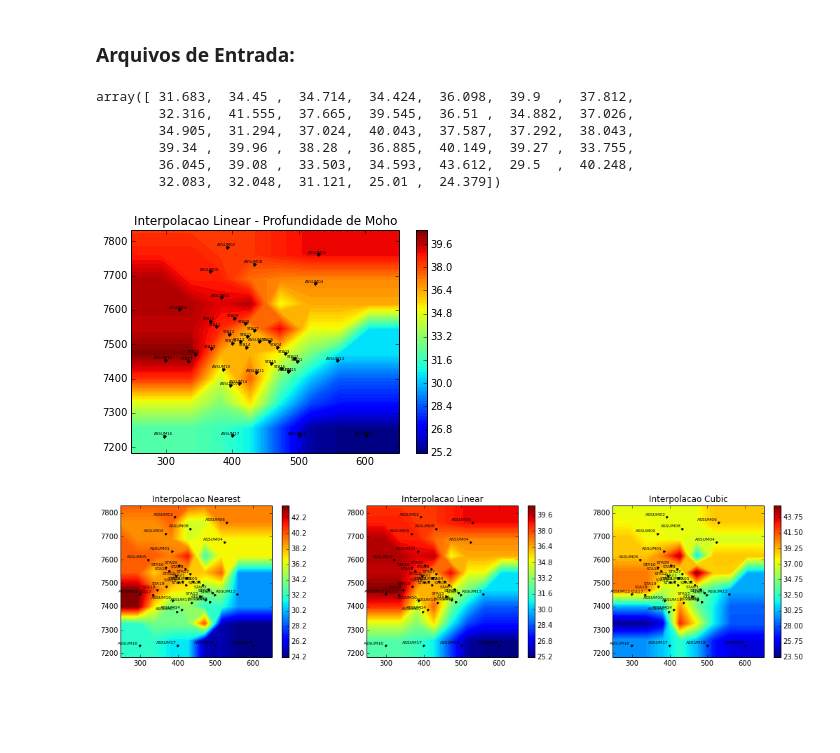
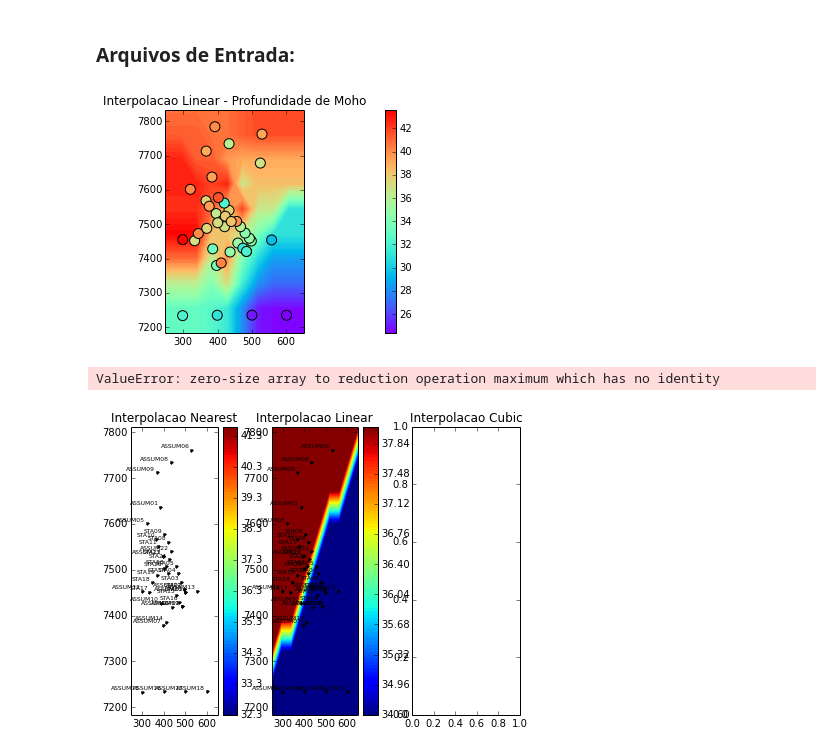
Before and after one commit to dIOGOLOC/projeto_mestrado, a Jupyter notebook: Interpolacao_FR.ipynb, the cells around one changed output. Saved outputs shown, nothing was run; the diff lists cells and outputs as text; code cells hidden in the pictures; blank space fills up the shorter version.

```diff
--- a/Interpolacao_FR.ipynb
+++ b/Interpolacao_FR.ipynb
@@ -21,10 +21,10 @@ import pandas as pd
 # %% [markdown]
 <h3>Arquivos de Entrada:</h3>
 # %%
-dados_estacoes = np.genfromtxt('/home/diogo/projeto_mestrado/dados_das_estações.csv',delimiter = ',',skip_header = 1,
+dados_estacoes = np.genfromtxt('/home/diogo/Copy/Material Mestrado ON/Projeto - Sismologia/dados_das_estações.csv',delimiter = ',',skip_header = 1,
                                usecols=(1,2,3,4,5,6,7,8))
 
-labels = np.genfromtxt('/home/diogo/projeto_mestrado/dados_das_estações.csv',delimiter = ',',dtype = "|S7",
+labels = np.genfromtxt('/home/diogo/Copy/Material Mestrado ON/Projeto - Sismologia/dados_das_estações.csv',delimiter = ',',dtype = "|S7",
                        usecols = 0,skip_header = 1)
 
 lat_x = np.delete(dados_estacoes[:,0],[6,22,23,24])
@@ -37,13 +37,6 @@ vp_vs = np.delete(dados_estacoes[:,5],[6,22,23,24])
 delta_vp_vs = np.delete(dados_estacoes[:,6],[6,22,23,24])
 numero_FR = np.delete(dados_estacoes[:,7],[6,22,23,24])
 prof_nm = prof-alt/1000
-# %% [output]
-array([ 31.683,  34.45 ,  34.714,  34.424,  36.098,  39.9  ,  37.812,
-        32.316,  41.555,  37.665,  39.545,  36.51 ,  34.882,  37.026,
-        34.905,  31.294,  37.024,  40.043,  37.587,  37.292,  38.043,
-        39.34 ,  39.96 ,  38.28 ,  36.885,  40.149,  39.27 ,  33.755,
-        36.045,  39.08 ,  33.503,  34.593,  43.612,  29.5  ,  40.248,
-        32.083,  32.048,  31.121,  25.01 ,  24.379])
 # %%
 UTM = np.array([utm.from_latlon(i[0],i[1]) for i in zip(lat_x,long_y)])
 UTM_E = np.array([int(float(UTM[i][0])) for i in xrange(len(UTM))])
@@ -54,18 +47,20 @@ shapexy = (10,10)
 # %%
 mpl.title("Interpolacao Linear - Profundidade de Moho")
 x, y, z = gridder.interp(UTM_E, UTM_N, prof_nm, shapexy, algorithm = 'linear', area = areaxy, extrapolate = True)
-mpl.contourf(x, y, z, shapexy, 100, interp = False, extrapolate = False)
-mpl.plot(UTM_E, UTM_N, '.k')
-for label, X, Y in zip(labels, UTM_E, UTM_N):
-    mpl.annotate(label,xy=(X,Y), xytext=(-1, 1), ha='center',
-                textcoords='offset points',fontsize = 4)
+mpl.contourf(x, y, z, shapexy, 100, interp = False, extrapolate = False,cmap='rainbow')
+#mpl.plot(UTM_E, UTM_N, '.k')
+mpl.scatter(UTM_E,UTM_N,s=100,c=prof_nm,vmin=min(prof_nm), vmax=max(prof_nm),cmap='rainbow')
+#for label, X, Y in zip(labels, UTM_E, UTM_N):
+#    mpl.annotate(label,xy=(X,Y), xytext=(-1, 1), ha='center',
+#                textcoords='offset points',fontsize = 5)
 mpl.colorbar()
+mpl.axis('scaled')
 mpl.set_area(areaxy)
 mpl.m2km()
-mpl.savefig('Interpolacao Linear  - Profundidade de Moho.png',dpi=500)
+mpl.savefig('Interpolacao Linear  - Profundidade de Moho - Pontos.png',dpi=500)
 mpl.show()
 # %% [output]
-[figure, old version]
+[figure, new version]
 # %%
 plt.subplots_adjust(top=1,left=0,bottom=0,wspace=0.3)
 plt.subplot(131)
@@ -105,4 +100,5 @@ mpl.gcf().set_size_inches(15,3)
 mpl.savefig('Interpolacao - NM - Profundidade de Moho.png',dpi=500)
 mpl.show()
 # %% [output]
+ValueError: zero-size array to reduction operation maximum which has no identity
-[figure, old version]
+[figure, new version]
```
Also changed, not shown: 3 other files.
